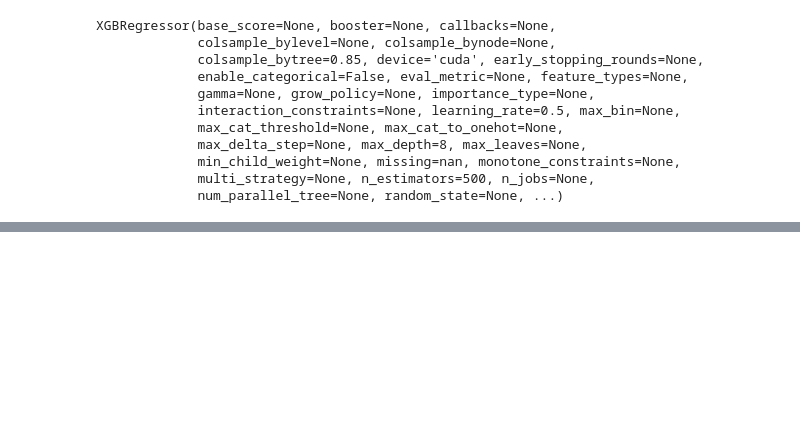
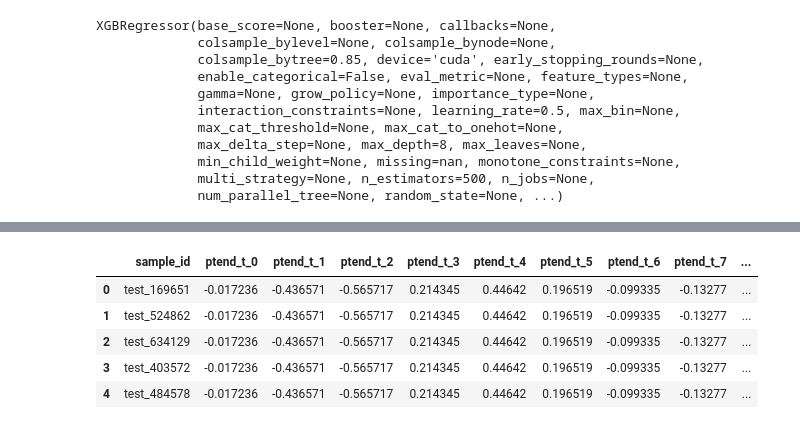
Before and after one commit to tahlberg/LEAP-ClimSim-Competition, a Jupyter notebook: LEAP_Boost.ipynb, the cells around one changed output, grey strips where cells are left out. Cells and saved outputs as stored; diff of their text form; code cells hidden in the pictures; blank space fills up the shorter version.

```diff
--- a/LEAP_Boost.ipynb
+++ b/LEAP_Boost.ipynb
@@ -124,3 +124,6 @@ XGBRegressor(base_score=None, booster=None, callbacks=None,
              min_child_weight=None, missing=nan, monotone_constraints=None,
              multi_strategy=None, n_estimators=500, n_jobs=None,
              num_parallel_tree=None, random_state=None, ...)
+# %%
+pred = model.predict(test)
+pred
@@ -126,0 +164,9 @@ XGBRegressor(base_score=None, booster=None, callbacks=None,
+# %%
+weights.head()
+# %% [output]
+|  | sample_id | ptend_t_0 | ptend_t_1 | ptend_t_2 | ptend_t_3 | ptend_t_4 | ptend_t_5 | ptend_t_6 | ptend_t_7 | ... |
+| 0 | test_169651 | -0.017236 | -0.436571 | -0.565717 | 0.214345 | 0.44642 | 0.196519 | -0.099335 | -0.13277 | ... |
+| 1 | test_524862 | -0.017236 | -0.436571 | -0.565717 | 0.214345 | 0.44642 | 0.196519 | -0.099335 | -0.13277 | ... |
+| 2 | test_634129 | -0.017236 | -0.436571 | -0.565717 | 0.214345 | 0.44642 | 0.196519 | -0.099335 | -0.13277 | ... |
+| 3 | test_403572 | -0.017236 | -0.436571 | -0.565717 | 0.214345 | 0.44642 | 0.196519 | -0.099335 | -0.13277 | ... |
+| 4 | test_484578 | -0.017236 | -0.436571 | -0.565717 | 0.214345 | 0.44642 | 0.196519 | -0.099335 | -0.13277 | ... |
```
Also changed, not shown: parts of 5 cells of this notebook.
